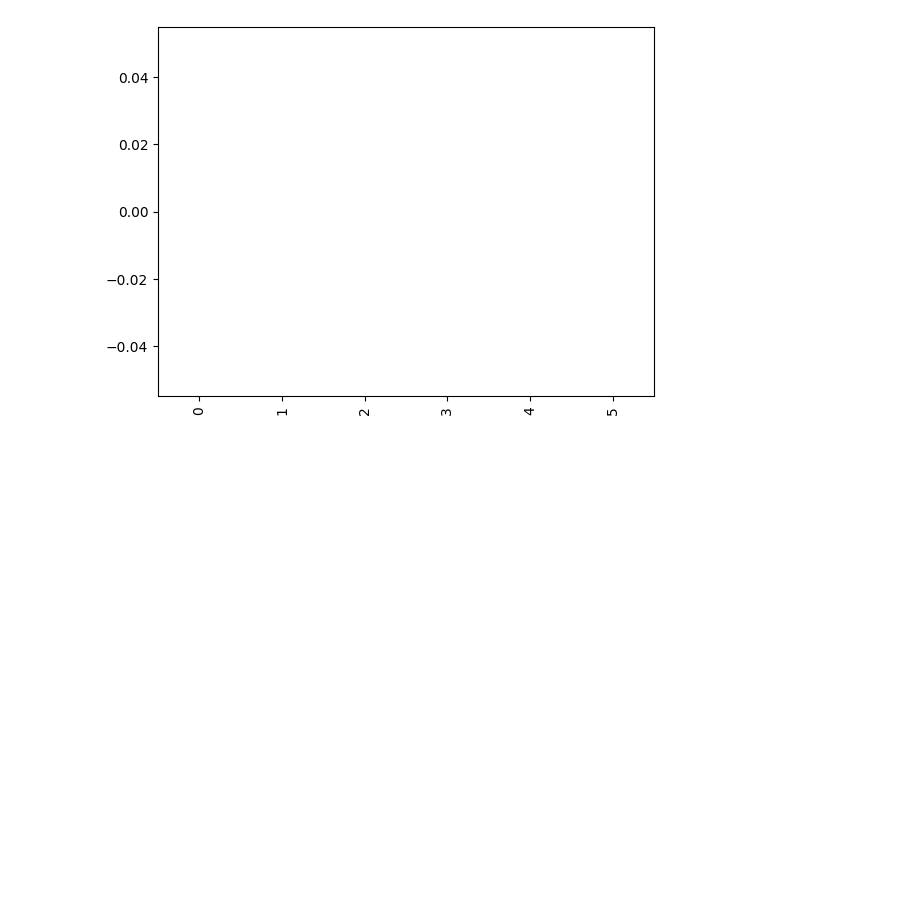
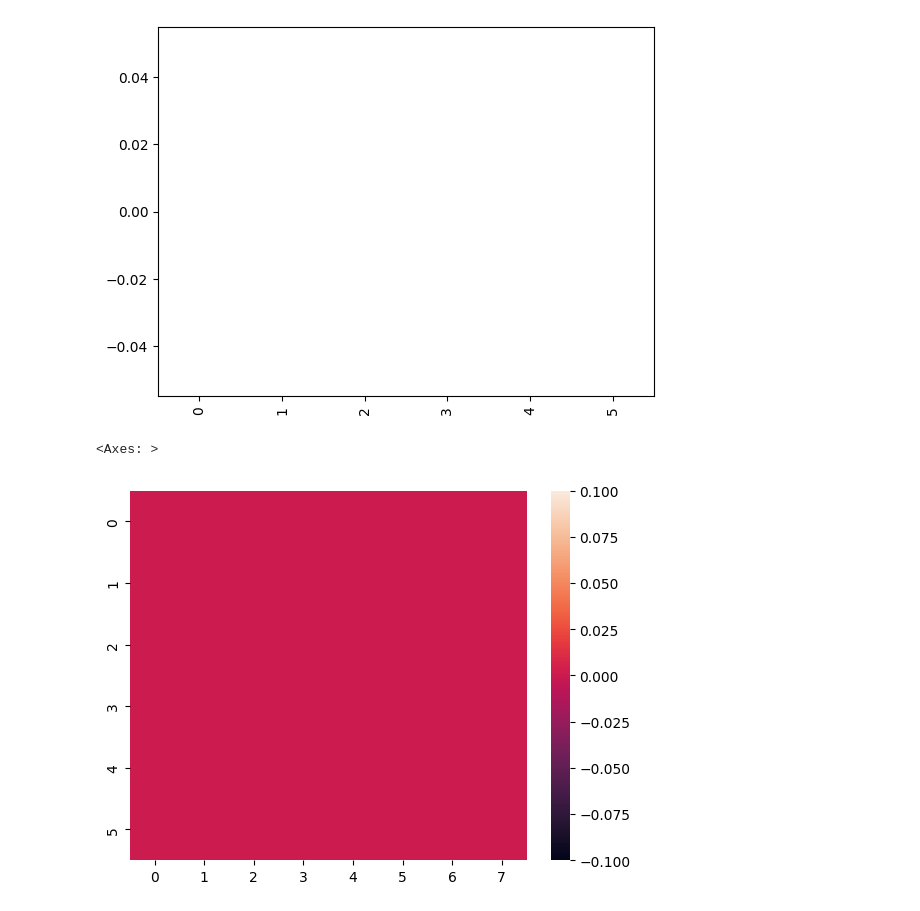
Before and after one commit to 777Mnzl/python-6000, a Jupyter notebook: web scraping prac day-21.ipynb, the cells around one changed output. Saved outputs shown, nothing was run; the diff lists cells and outputs as text; code cells hidden in the pictures; blank space fills up the shorter version.

```diff
--- a/web scraping prac day-21.ipynb
+++ b/web scraping prac day-21.ipynb
@@ -104,0 +107,5 @@ df.isna().sum().plot.bar()
+# %%
+sns.heatmap(df.isna().transpose())
+# %% [output]
+<Axes: >
+[figure, added]
```
Also changed, not shown: parts of 1 cell of this notebook.
